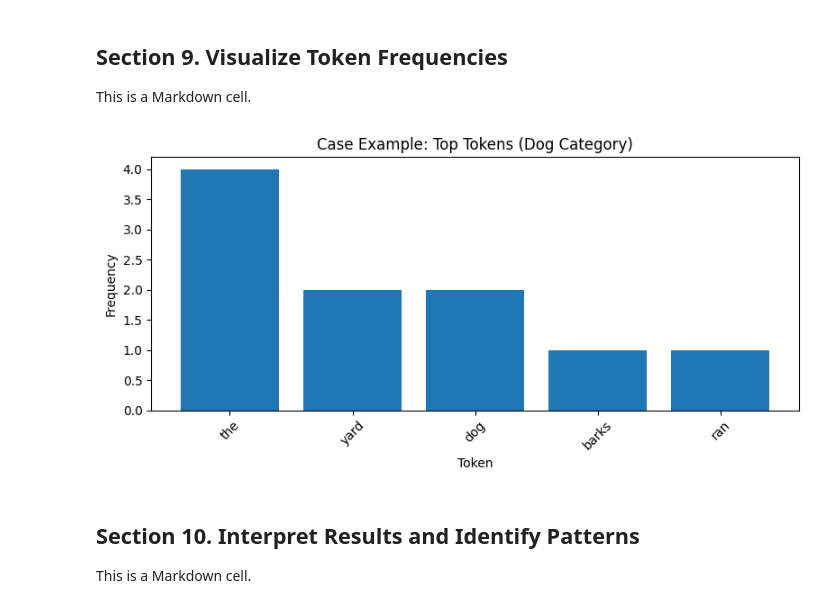
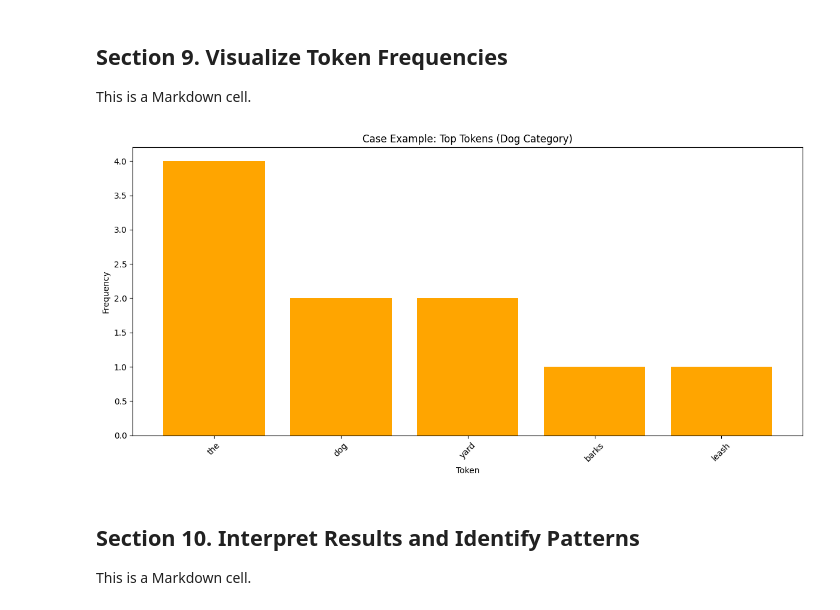
Before and after one commit to teflxndxn/nlp-03-text-exploration, a Jupyter notebook: notebooks/nlp_corpus_explore_blessing.ipynb, the cells around one changed output. Drawn from its saved outputs; the diff is of its cells as text; code cells hidden in the pictures.

```diff
--- a/notebooks/nlp_corpus_explore_blessing.ipynb
+++ b/notebooks/nlp_corpus_explore_blessing.ipynb
@@ -157,7 +157,7 @@ This is a Markdown cell.
 # Use the string strip() method to remove punctuation from the beginning and end of each token.
 def tokenize(text: str) -> list[str]:
     tokens = text.lower().split()
-    return [t.strip(".,:;!?()[]\"'") for t in tokens if len(t) > 2]
+    return [t.strip(".,:;!?()[]\"'") for t in tokens if len(t) > 3]
 
 
 # Define a new empty list to hold the token records we will create.
@@ -421,34 +422,34 @@ This is a Markdown cell.
 # %%
 # Section 9 Python cell
 
 # Define a new DataFrame that filters the category frequency DataFrame
 # to get the top 5 tokens for the "dog" category.
 dog_df = category_freq_df.filter(pl.col("category") == "dog").head(5)
 
 # Create a figure that is 8 inches wide and 4 inches tall
-plt.figure(figsize=(8, 4))
+plt.figure(figsize=(12, 6))
 
 # Add a bar chart to the figure using the tokens as the x-axis and their frequencies as the y-axis.
-plt.bar(dog_df["token"], dog_df["len"])
+plt.bar(dog_df["token"], dog_df["len"], color="orange")
 
 # Define the x-axis tick parameters to rotate the labels by 45 degrees for better readability.
 # The gca() function gets the current axes of the plot, and tick_params() is used to set the rotation of the x-axis labels.
 ax = plt.gca()
 ax.tick_params(axis="x", labelrotation=45)
 
 # Set the title and labels for the axes of the plot.
 plt.title("Case Example: Top Tokens (Dog Category)")
 plt.xlabel("Token")
 plt.ylabel("Frequency")
 
 # Adjust the layout of the plot to prevent overlap and ensure everything fits well.
 plt.tight_layout()
 
 # Display the plot on the screen.
 # The execution of the script will pause until the plot window is closed.
 plt.show()
 # %% [output]
-[figure, old version]
+[figure, new version]
 # %% [markdown]
 ## Section 10. Interpret Results and Identify Patterns
 
```
Also changed, not shown: parts of 9 cells of this notebook, 1 other file.
